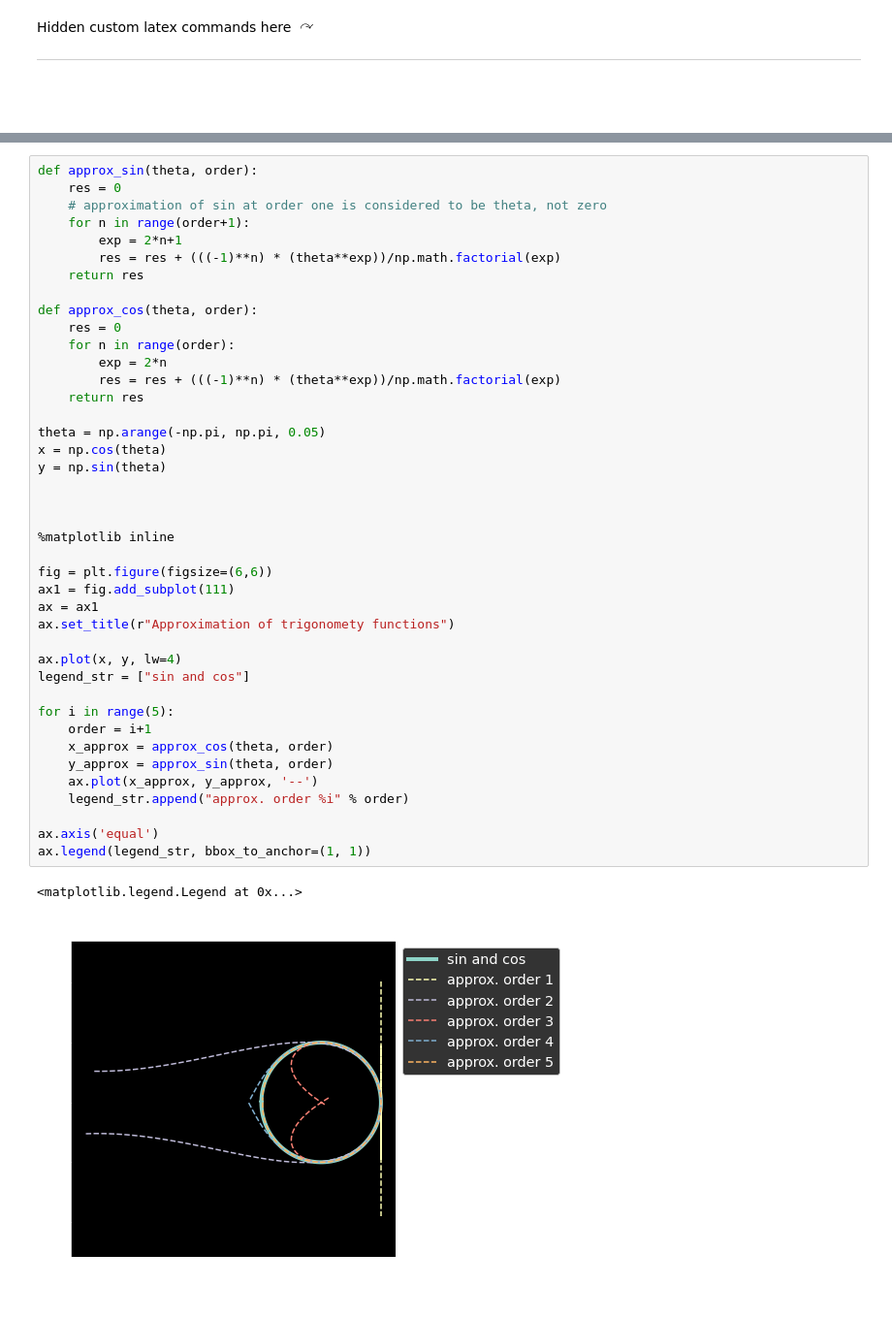
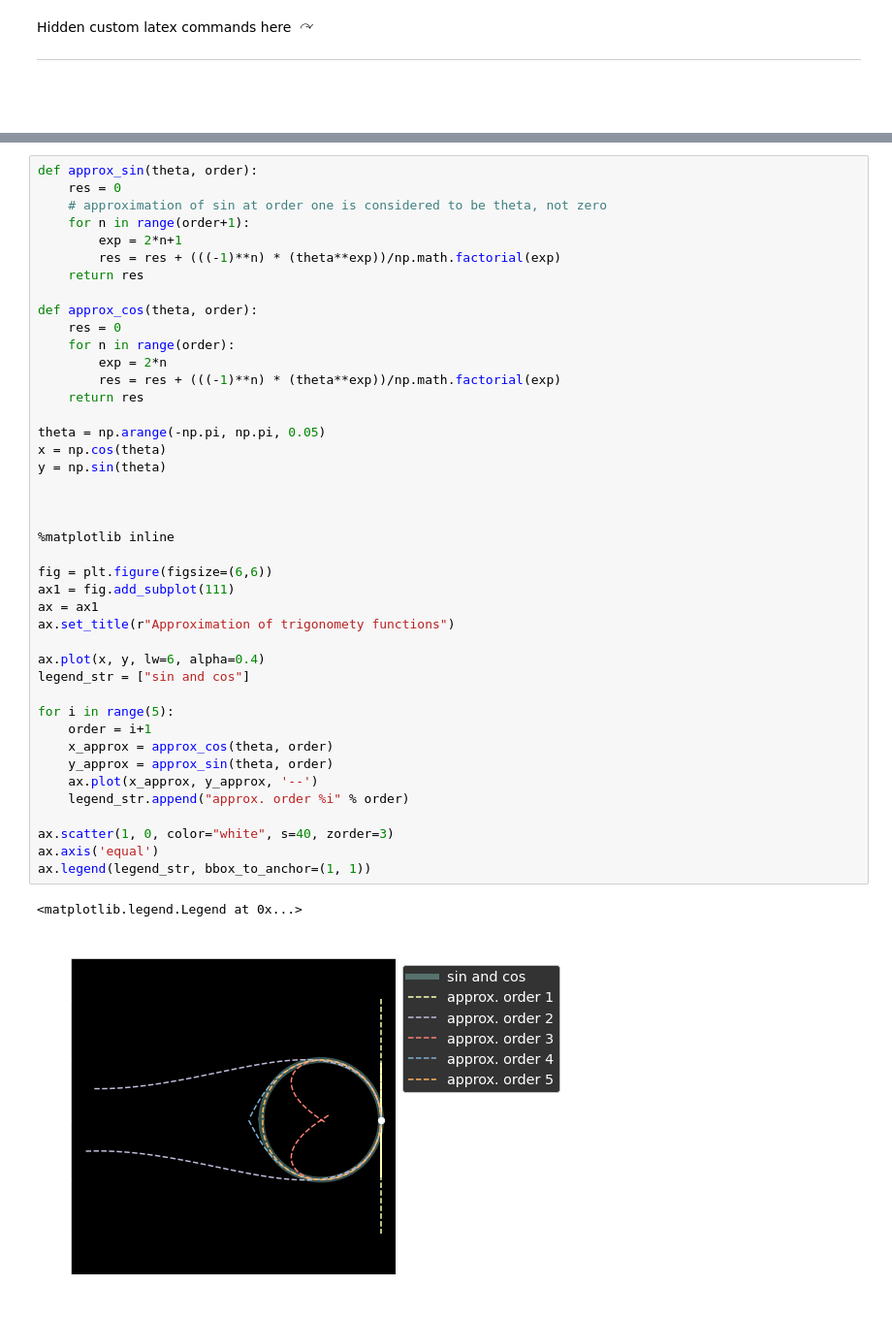
Before and after one commit to norlab-ulaval/percep3d_lessons, a Jupyter notebook: transformations_3d/7-lesson_lie.ipynb, the cells around one changed output, grey strips where cells are left out. Shown: that part at 97% size. Cells and saved outputs as stored; diff of their text form.

```diff
--- a/transformations_3d/7-lesson_lie.ipynb
+++ b/transformations_3d/7-lesson_lie.ipynb
@@ -90,32 +115,33 @@ def approx_cos(theta, order):
         exp = 2*n
         res = res + (((-1)**n) * (theta**exp))/np.math.factorial(exp)
     return res
 
 theta = np.arange(-np.pi, np.pi, 0.05)
 x = np.cos(theta)
 y = np.sin(theta)
 
 
 
 %matplotlib inline
 
 fig = plt.figure(figsize=(6,6))
 ax1 = fig.add_subplot(111)
 ax = ax1
 ax.set_title(r"Approximation of trigonomety functions")
 
-ax.plot(x, y, lw=4)
+ax.plot(x, y, lw=6, alpha=0.4)
 legend_str = ["sin and cos"]
 
 for i in range(5):
     order = i+1
     x_approx = approx_cos(theta, order)
     y_approx = approx_sin(theta, order)
     ax.plot(x_approx, y_approx, '--')
     legend_str.append("approx. order %i" % order)
 
+ax.scatter(1, 0, color="white", s=40, zorder=3)
 ax.axis('equal')
 ax.legend(legend_str, bbox_to_anchor=(1, 1))
 # %% [output]
 <matplotlib.legend.Legend at 0x...>
-[figure, old version]
+[figure, new version]
```
Also changed, not shown: parts of 6 cells of this notebook.
